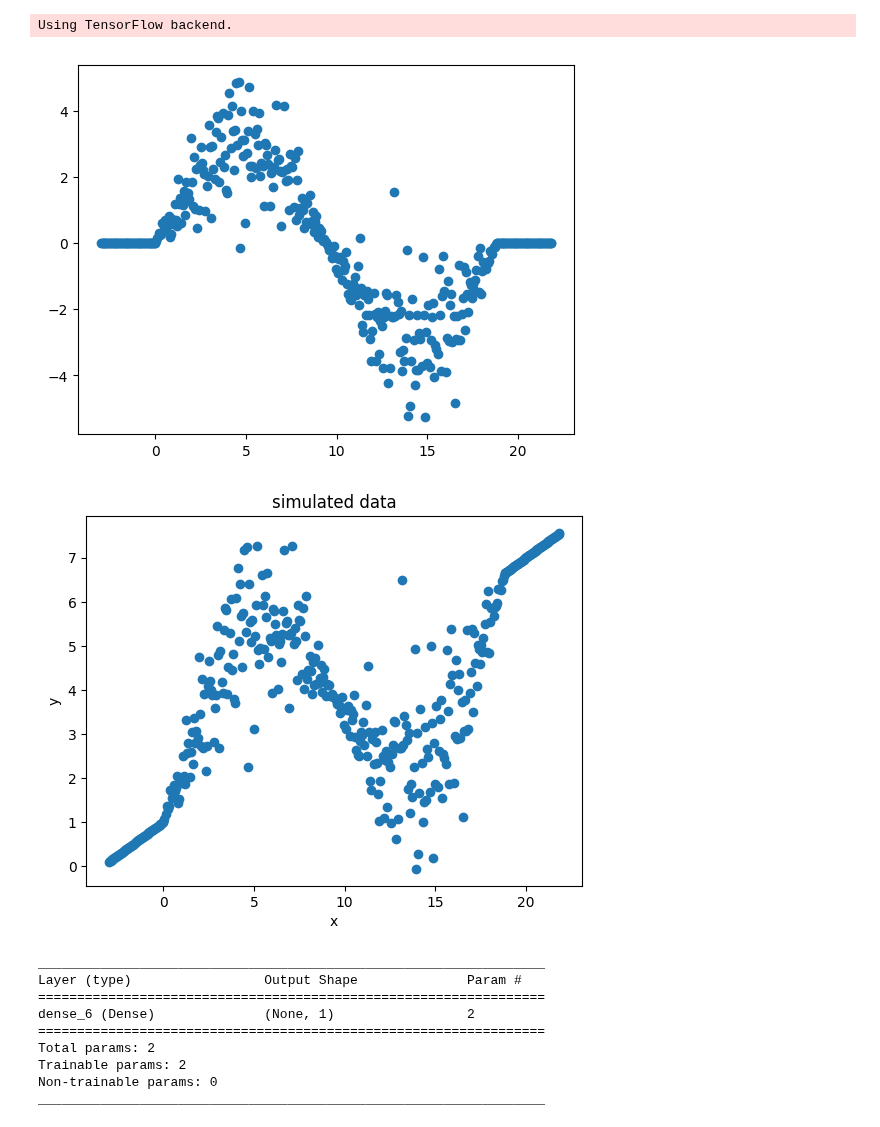
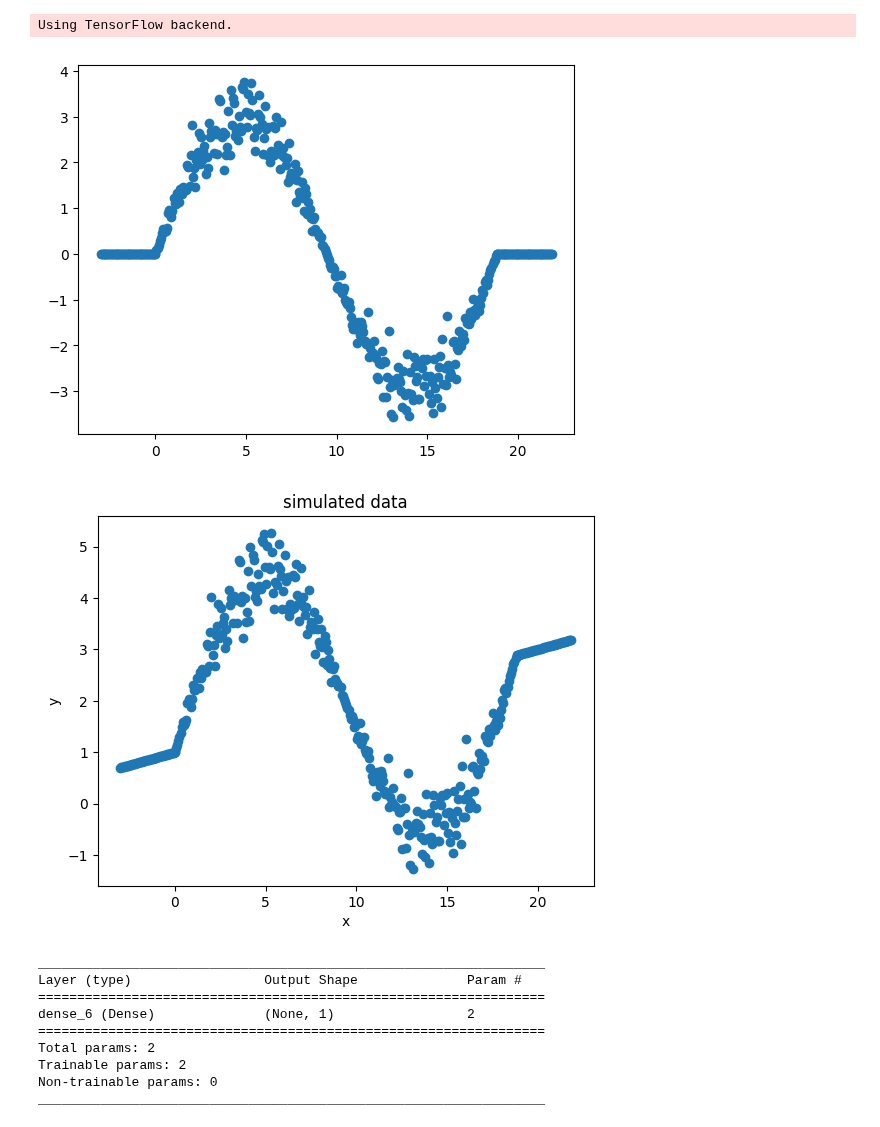
Before and after one commit to tensorchiefs/dl_book, a Jupyter notebook: chapter_04/nb_ch04_03.ipynb, the cells around one changed output. Saved outputs shown, nothing was run; the diff lists cells and outputs as text; code cells hidden in the pictures.

```diff
--- a/chapter_04/nb_ch04_03.ipynb
+++ b/chapter_04/nb_ch04_03.ipynb
@@ -37,23 +37,23 @@ Using TensorFlow backend.
 # %%
 ## Simulate some data
 n = 300
-np.random.seed(42)
+np.random.seed(32)
 x = np.linspace(0,1*2*np.pi,n)
 y1 = 3*np.sin(x)
-y1 = np.concatenate((np.zeros(60), y1+np.random.normal(0,0.4*np.abs(y1),n),np.zeros(60)))
+y1 = np.concatenate((np.zeros(60), y1+np.random.normal(0,0.15*np.abs(y1),n),np.zeros(60)))
 x=np.concatenate((np.linspace(-3,0,60),np.linspace(0,3*2*np.pi,n),np.linspace(3*2*np.pi,3*2*np.pi+3,60)))
 plt.scatter(x=x,y=y1)
 plt.show()
-y2 = 0.3*x+1
+y2 = 0.1*x+1
 y=y1+y2
 plt.scatter(x=x,y=y)
 plt.title("simulated data")
 plt.xlabel("x")
 plt.ylabel("y")
 n=len(x)
 # %% [output]
-[figure, old version]
+[figure, new version]
-[figure, old version]
+[figure, new version]
 # %%
 model = Sequential()
 model.add(Dense(1, activation='linear',batch_input_shape=(None, 1)))
```
Also changed, not shown: parts of 13 cells of this notebook.
